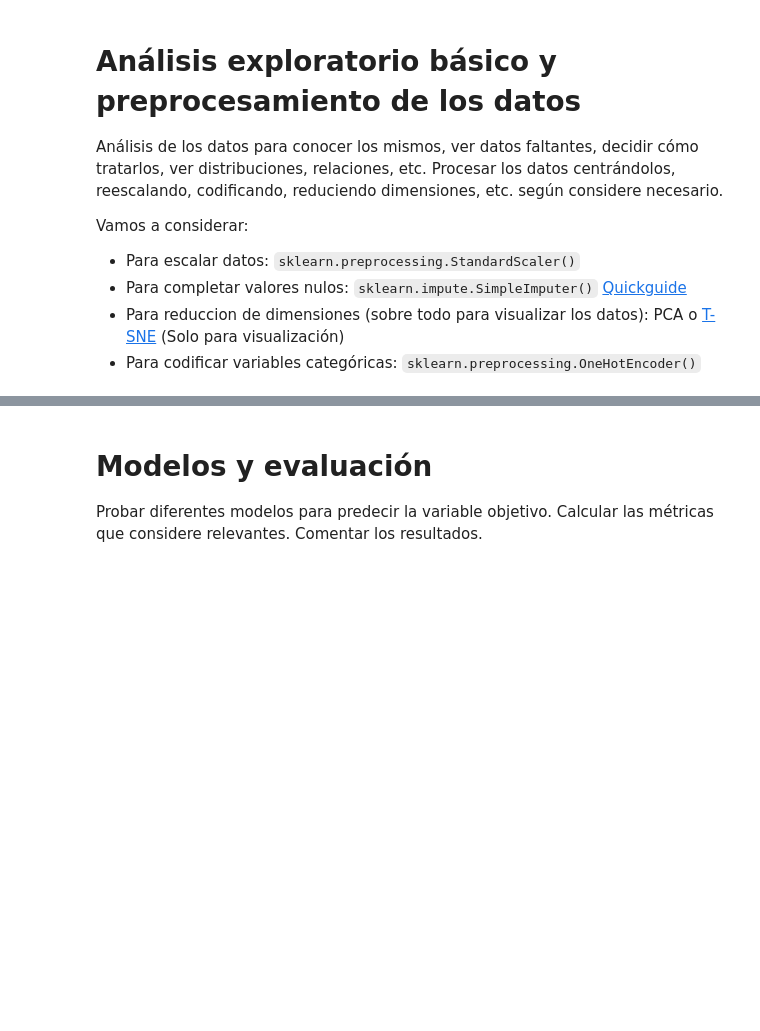
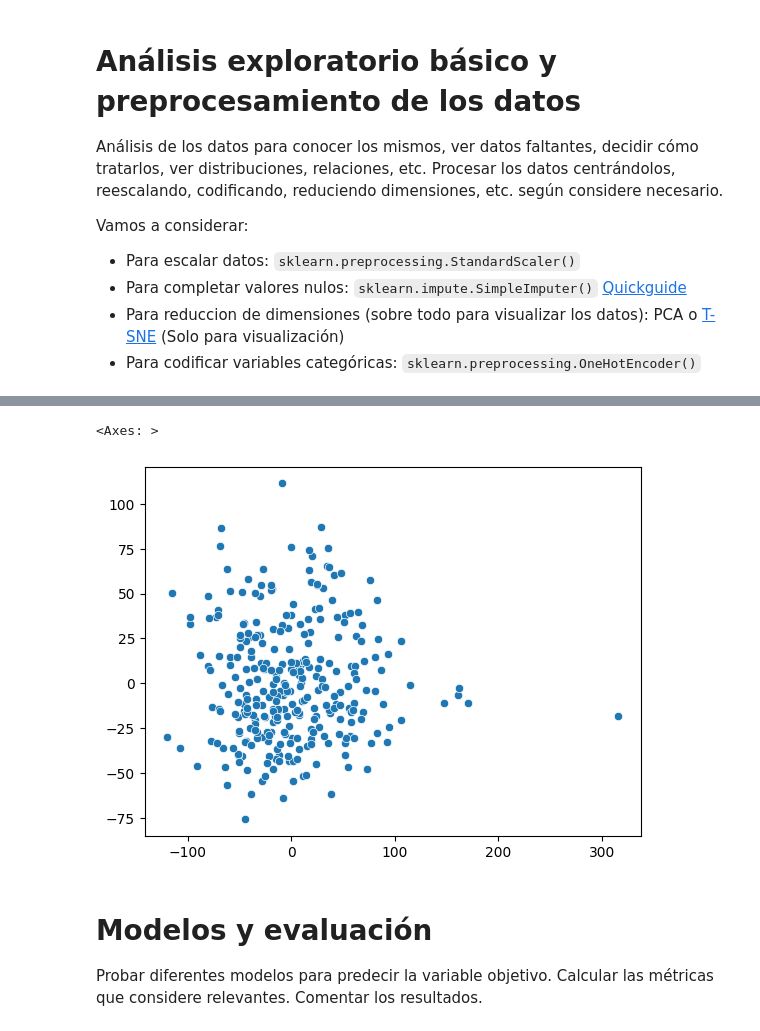
Before and after one commit to FIUBA-Posgrado-Inteligencia-Artificial/intro_ia, a Jupyter notebook: tp_integrador_enunciado/tpi_parte4.ipynb, the cells around one changed output, grey strips where cells are left out. Drawn from its saved outputs; the diff is of its cells as text; code cells hidden in the pictures; blank space fills up the shorter version.

```diff
--- a/tp_integrador_enunciado/tpi_parte4.ipynb
+++ b/tp_integrador_enunciado/tpi_parte4.ipynb
@@ -40,3 +52,11 @@ my_data = pd.read_csv('./data/nasa_orings/o-ring-erosion-or-blowby.data',
+# %%
+my_cols = pd.read_csv(DATASET_PATH + 'columns.csv').column.values.tolist()
+
+my_data = pd.read_csv(DATASET_PATH + 'processed.cleveland.data',
+                       delimiter=',',
+                       header=0,
+                       names = my_cols
+                    )
 # %% [markdown]
 # Análisis exploratorio básico y preprocesamiento de los datos
 
@@ -50,0 +83,4 @@ Vamos a considerar:
+# %%
+numerical_features = ["age", "trestbps", "chol", "thalach", "oldpeak", "thalach"]
+categorical_features = ["sex", "cp", "fbs", "restecg", "exang", "slope", "ca", "thal"]
+target = "num"
@@ -50,0 +142,4 @@ Vamos a considerar:
+# %%
+pca = PCA(n_components=0.9).fit(my_data[numerical_features])
+
+pca.n_components_
@@ -50,0 +148,2 @@ Vamos a considerar:
+# %%
+X_transformed = pca.transform(my_data[numerical_features])
@@ -51,3 +170,8 @@ Vamos a considerar:
+# %%
+sns.scatterplot(x=X_transformed[:,0], y=X_transformed[:,1])
+# %% [output]
+<Axes: >
+[figure, added]
 # %% [markdown]
 # Modelos y evaluación
 Probar diferentes modelos para predecir la variable objetivo. Calcular las métricas que considere relevantes. Comentar los resultados.
```
Also changed, not shown: parts of 13 cells of this notebook, 4 other files.
